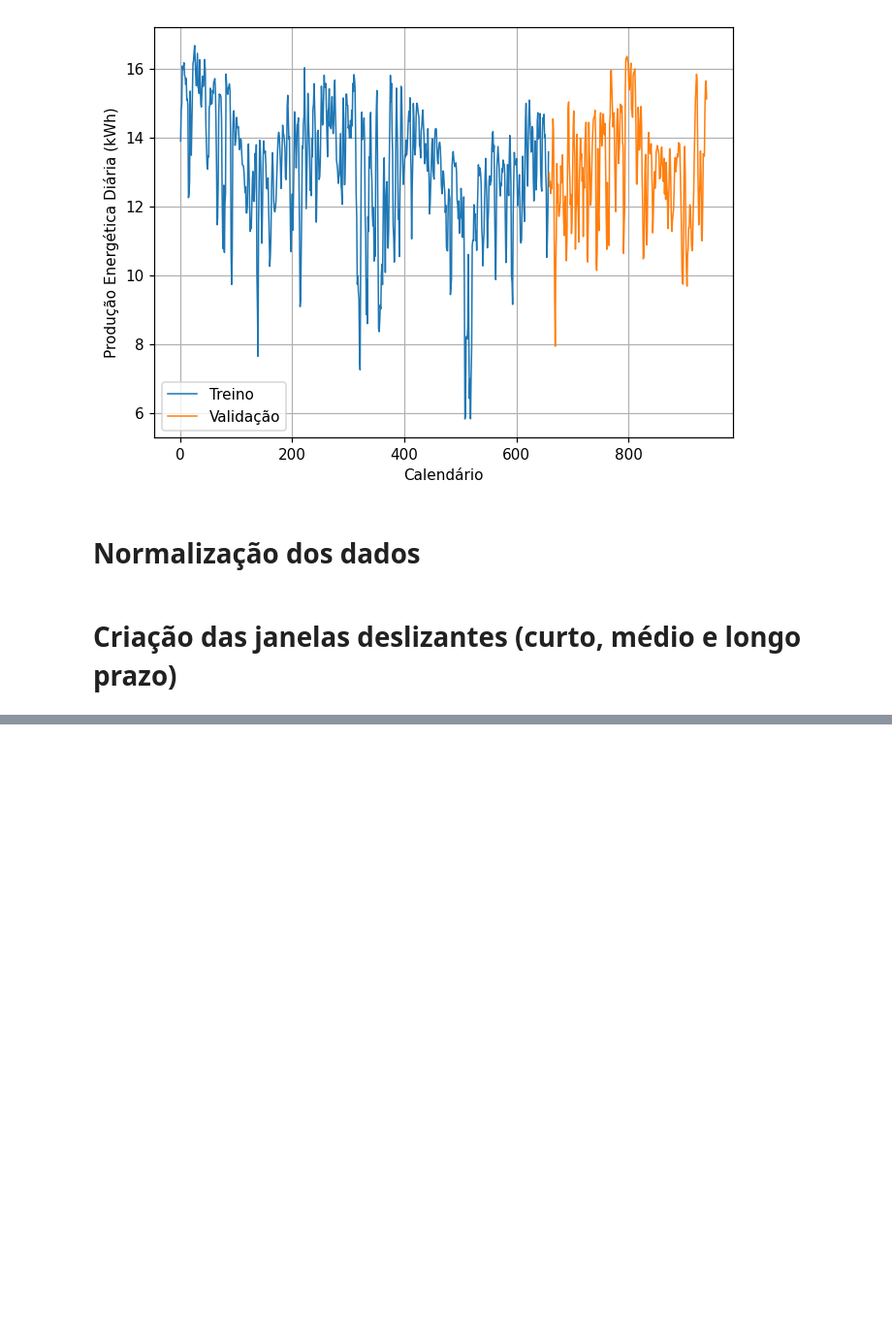
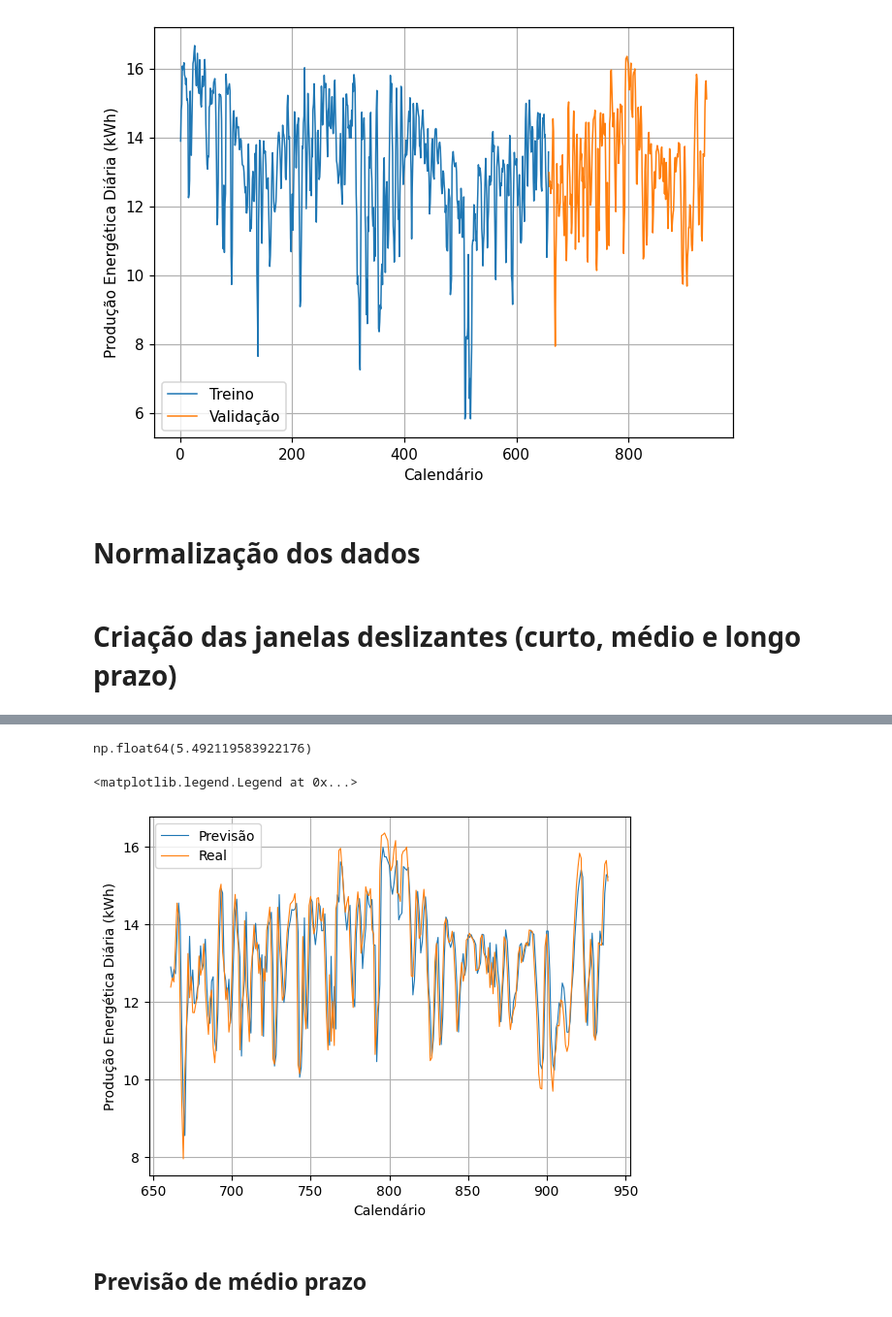
Before and after one commit to victorgmsds/IA_atv2, a Jupyter notebook: atv2.ipynb, the cells around one changed output, grey strips where cells are left out. Shown at 97% size. Drawn from its saved outputs; the diff is of its cells as text; code cells hidden in the pictures; blank space fills up the shorter version.

```diff
--- a/atv2.ipynb
+++ b/atv2.ipynb
@@ -114,12 +114,12 @@ def gerar_datasets(serie, n_passado, n_futuro):
 
     return x, y
 
-x_cp_train, y_target_cp_train = gerar_datasets(ymm_train_scaled.flatten(), 4, 1)
-x_cp_test, y_target_cp_test = gerar_datasets(ymm_test_scaled.flatten(), 4, 1)
+x_cp_train, y_target_cp_train = gerar_datasets(ymm_train_scaled.flatten(), 3, 1)
+x_cp_test, y_target_cp_test = gerar_datasets(ymm_test_scaled.flatten(), 3, 1)
 
-x_mp_train, y_target_mp_train = gerar_datasets(ymm_train_scaled.flatten(), 31, 7)
-x_mp_test, y_target_mp_test = gerar_datasets(ymm_test_scaled.flatten(), 31, 7)
+x_mp_train, y_target_mp_train = gerar_datasets(ymm_train_scaled.flatten(), 30, 7)
+x_mp_test, y_target_mp_test = gerar_datasets(ymm_test_scaled.flatten(), 30, 7)
 
-x_lp_train, y_target_lp_train = gerar_datasets(ymm_train_scaled.flatten(), 91, 30)
-x_lp_test, y_target_lp_test = gerar_datasets(ymm_test_scaled.flatten(), 91, 30)
+x_lp_train, y_target_lp_train = gerar_datasets(ymm_train_scaled.flatten(), 90, 30)
+x_lp_test, y_target_lp_test = gerar_datasets(ymm_test_scaled.flatten(), 90, 30)
 # %% [markdown]
@@ -126,0 +129,13 @@ x_lp_test, y_target_lp_test = gerar_datasets(ymm_test_scaled.flatten(), 91, 30)
+# %%
+def criar_mlp(neuronios_in, neuronios_out, neuronios, otimizador):
+    model = tf.keras.Sequential()
+
+    model.add(tf.keras.layers.Input(shape=(neuronios_in,)))
+
+    model.add(tf.keras.layers.Dense(neuronios, activation='relu'))
+    model.add(tf.keras.layers.Dense(neuronios, activation='relu'))
+
+    model.add(tf.keras.layers.Dense(neuronios_out, activation='linear'))
+
+    model.compile(optimizer=otimizador, loss='mse', metrics=['mae'])
+    return model
@@ -126,0 +499,9 @@ x_lp_test, y_target_lp_test = gerar_datasets(ymm_test_scaled.flatten(), 91, 30)
+# %%
+model = criar_mlp(3, 1, 20, "nadam")
+early_stop = tf.keras.callbacks.EarlyStopping(monitor='val_loss', mode='min', patience=25, restore_best_weights=True, verbose=1)
+model.fit(x_cp_train, y_target_cp_train, validation_split=0.1, epochs=1000, callbacks=[early_stop], batch_size=1)
+val_loss, val_mae = model.evaluate(x_cp_test, y_target_cp_test)
+y_pred = model.predict(x_cp_test)
+y_pred_real = scaler_ymm.inverse_transform(y_pred)
+y_test_real = scaler_ymm.inverse_transform(y_target_cp_test)
+MAPE = np.mean(np.abs((y_pred_real - y_test_real) / y_test_real))*100
@@ -126,0 +526,17 @@ x_lp_test, y_target_lp_test = gerar_datasets(ymm_test_scaled.flatten(), 91, 30)
+# %%
+MAPE
+# %% [output]
+np.float64(5.492119583922176)
+# %%
+plt.Figure(figsize=(7, 5), dpi=110)
+plt.plot(x_test[3:], y_pred_real, lw=0.8)
+plt.plot(x_test[3:], y_test_real, lw=0.8)
+plt.xlabel("Calendário")
+plt.ylabel("Produção Energética Diária (kWh)")
+plt.grid()
+plt.legend(["Previsão", "Real"])
+# %% [output]
+<matplotlib.legend.Legend at 0x...>
+[figure, added]
+# %% [markdown]
+## Previsão de médio prazo
```
Also changed, not shown: parts of 32 cells of this notebook.
